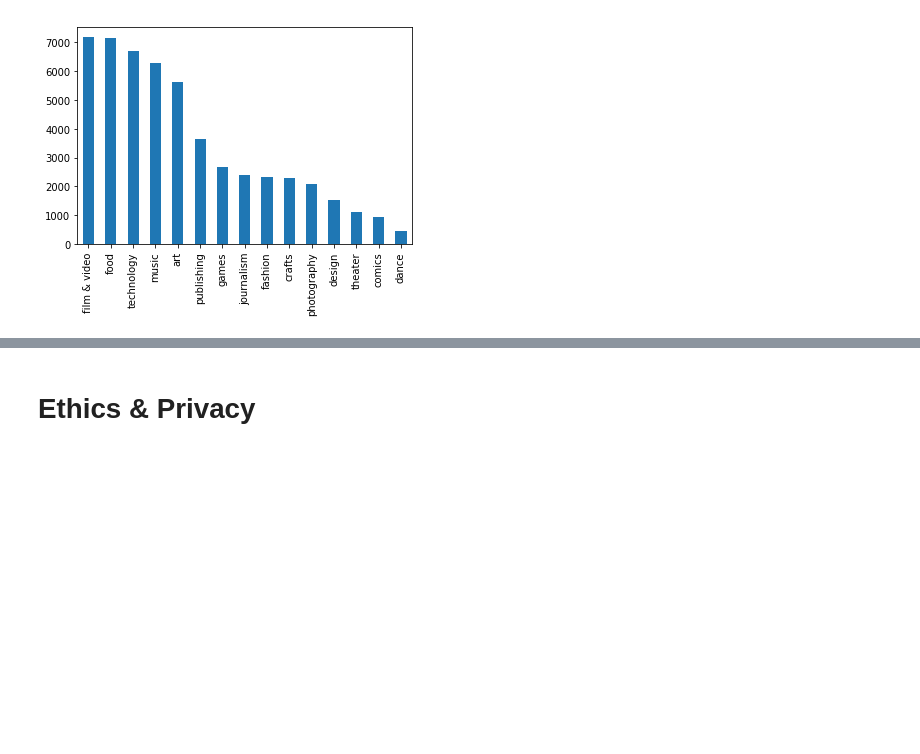
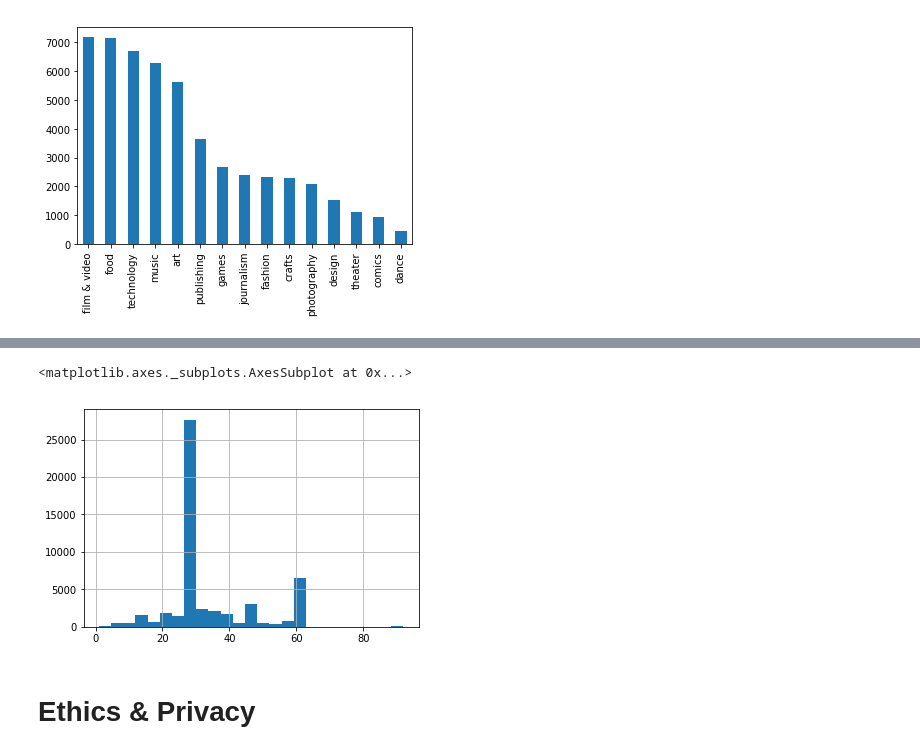
Before and after one commit to krandapus/Projects, a Jupyter notebook: FinalProject.ipynb, the cells around one changed output, grey strips where cells are left out. Cells and saved outputs as stored; diff of their text form; code cells hidden in the pictures; blank space fills up the shorter version.

```diff
--- a/FinalProject.ipynb
+++ b/FinalProject.ipynb
@@ -213,3 +230,8 @@ df_failed['main_category'].value_counts().plot(kind='bar')
+# %%
+df_failed['duration'].hist(bins=25)
+# %% [output]
+<matplotlib.axes._subplots.AxesSubplot at 0x...>
+[figure, added]
 # %%
 ## YOUR CODE HERE
 ## FEEL FREE TO ADD MULTIPLE CELLS PER SECTION
```
Also changed, not shown: parts of 4 cells of this notebook.
